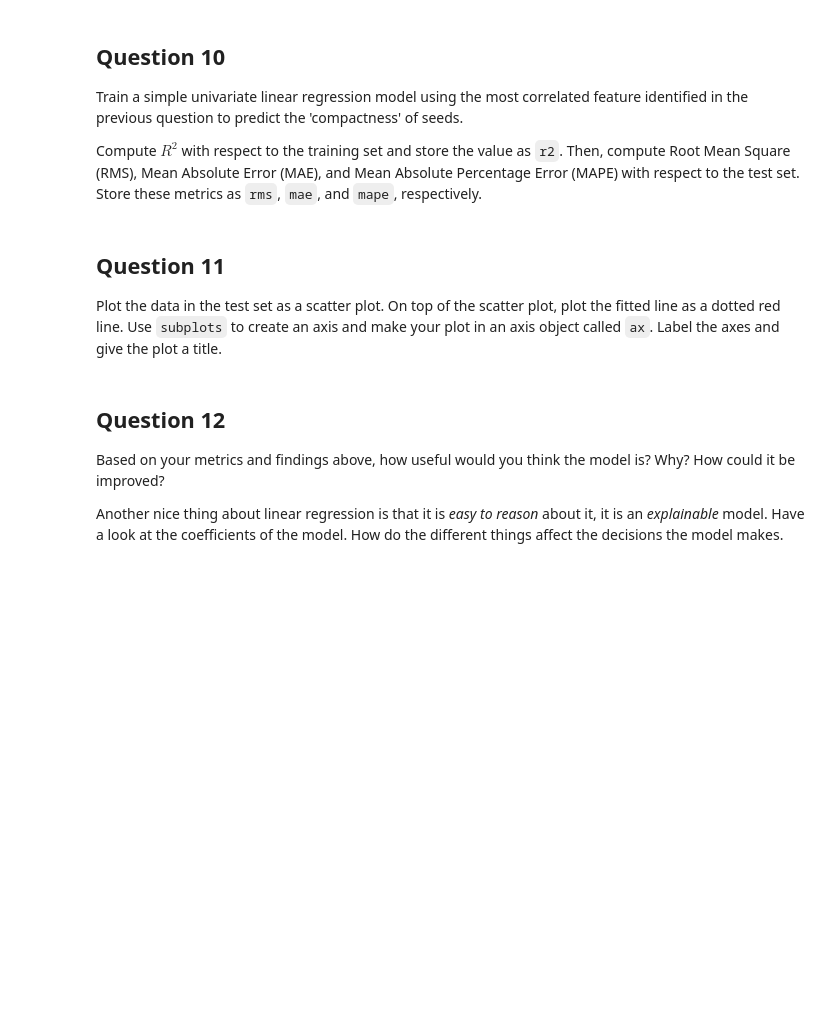
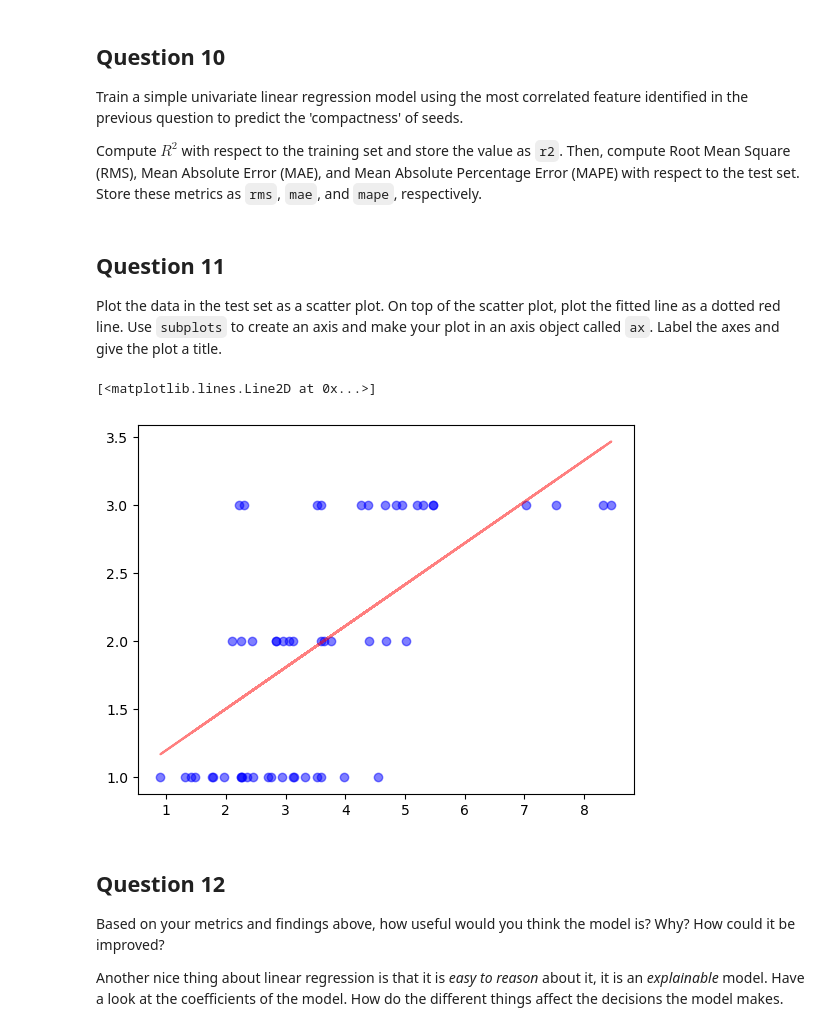
Before and after one commit to BoLaker/Data-Science-and-AI, a Jupyter notebook: assignment4_template-1.ipynb, the cells around one changed output. Cells and saved outputs as stored; diff of their text form; code cells hidden in the pictures; blank space fills up the shorter version.

```diff
--- a/assignment4_template-1.ipynb
+++ b/assignment4_template-1.ipynb
@@ -498,7 +496,12 @@ class SimpleLinearRegression:
         assert X.ndim == 2 and y.ndim == 1
         assert X.shape[0] == y.shape[0] and X.shape[1] == 1
 
-        raise NotImplementedError
+        X_flat= np.array(X).flatten()
+        y_flat = np.array(y).flatten()
+        self.coef_ = np.sum(((X_flat-np.mean(X_flat))*(y_flat-np.mean(y_flat))))/np.sum((X_flat-np.mean(X_flat))**2)
+        self.intercept_ = np.mean(y_flat)-self.coef_*np.mean(X_flat)
+        return self
+
 
     def predict(self,X):
         """
@@ -513,7 +516,7 @@ class SimpleLinearRegression:
         assert isinstance(X,np.ndarray)
         assert X.ndim == 2 and X.shape[1] == 1
 
-        raise NotImplementedError
+        return self.intercept_+self.coef_*X
 # %% [markdown]
 ## Question 9: Preprocessing the dataset
 
@@ -524,6 +527,13 @@ Compute the pearson correlation between all **numerical** features of the datase
 # Codegrade Tag Question9
 # Do *not* remove the tag above
 # Write your code below
+from sklearn.model_selection import train_test_split
+
+df_train, df_test = train_test_split(df,train_size=0.75, random_state=2)
+correlations = df.corr()["class"]
+correlations = correlations.drop("class")
+most_correlated_feature = correlations.abs().idxmax()
+most_correlated_feature_corr = correlations[most_correlated_feature]
 # %% [markdown]
 ## Question 10
 
@@ -534,6 +544,16 @@ Compute $R^2$ with respect to the training set and store the value as `r2`. Then
 # Codegrade Tag Question10
 # Do *not* remove the tag above
 # Write your code below
+model = SimpleLinearRegression()
+model.fit(df_train[[most_correlated_feature]].values, df_train["class"].values)
+predictions = model.predict(df_test[[most_correlated_feature]].values)
+y_true = df_test["class"].values.flatten()
+y_pred = predictions.flatten()
+
+r2 = 1 - (np.sum((y_true - y_pred)**2) / np.sum((y_true - np.mean(y_true))**2))
+mae = np.mean(np.abs(y_true - y_pred))
+mape = np.mean(np.abs((y_true - y_pred) / y_true)) * 100
+rmse = np.sqrt(np.mean((y_true - y_pred)**2))
 # %% [markdown]
 ## Question 11
 
@@ -541,7 +561,13 @@ Plot the data in the test set as a scatter plot. On top of the scatter plot, plo
 # %%
 # Codegrade Tag Question11
 # Do *not* remove the tag above
 # Write your code below
+fig, ax = plt.subplots()
+ax.scatter(df_test[most_correlated_feature],df_test["class"], color="blue", label="Real values", alpha=0.5)
+ax.plot(df_test[most_correlated_feature], y_pred, color="red", label="Predicitons", alpha=0.5)
+# %% [output]
+[<matplotlib.lines.Line2D at 0x...>]
+[figure, added]
 # %% [markdown]
 ## Question 12
 
```
Also changed, not shown: parts of 1 cell of this notebook.
